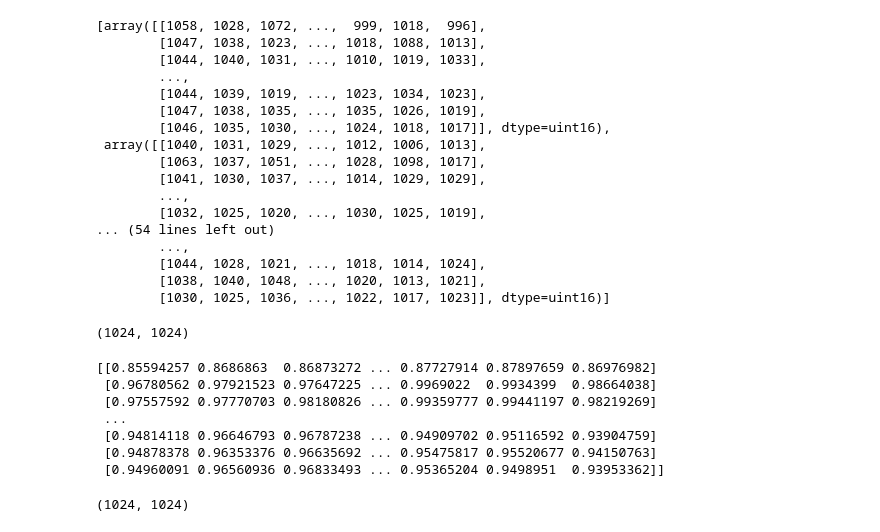
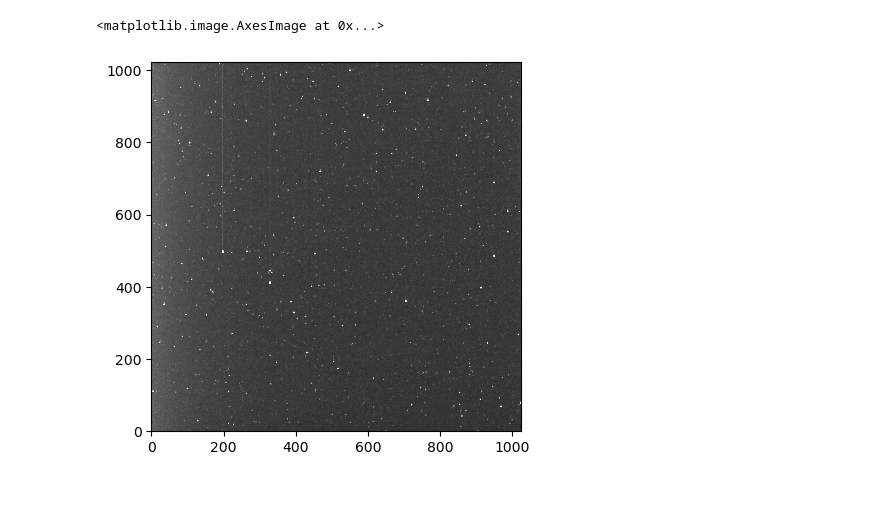
Before and after one commit to Zhengjingyi0823/AST443-Group5, a Jupyter notebook: AST443 Lab2.ipynb, the cells around one changed output. Drawn from its saved outputs; the diff is of its cells as text; code cells hidden in the pictures; blank space fills up the shorter version.

```diff
--- a/AST443 Lab2.ipynb
+++ b/AST443 Lab2.ipynb
@@ -19,29 +45,18 @@ for i in range(10):
     filename = f'{ownerpath}/Lab 2/Darks/HAT_P_16_VISIBLE_DARK_20S_.0000000{i}.DARK.FIT'
     dark_f = fits.getdata(filename)
     dark_frame.append(dark_f)
-# %%
-dark_frame
-# %% [output]
-[array([[1058, 1028, 1072, ...,  999, 1018,  996],
-        [1047, 1038, 1023, ..., 1018, 1088, 1013],
-        [1044, 1040, 1031, ..., 1010, 1019, 1033],
-        ...,
-        [1044, 1039, 1019, ..., 1023, 1034, 1023],
-        [1047, 1038, 1035, ..., 1035, 1026, 1019],
-        [1046, 1035, 1030, ..., 1024, 1018, 1017]], dtype=uint16),
- array([[1040, 1031, 1029, ..., 1012, 1006, 1013],
-        [1063, 1037, 1051, ..., 1028, 1098, 1017],
-        [1041, 1030, 1037, ..., 1014, 1029, 1029],
-        ...,
-        [1032, 1025, 1020, ..., 1030, 1025, 1019],
-... (54 lines left out)
-        ...,
-        [1044, 1028, 1021, ..., 1018, 1014, 1024],
-        [1038, 1040, 1048, ..., 1020, 1013, 1021],
-        [1030, 1025, 1036, ..., 1022, 1017, 1023]], dtype=uint16)]
 # %%
 master_dark_data = np.median(dark_frame, axis=0)
-# %%
-master_dark_data.shape
-# %% [output]
-(1024, 1024)
+# %%
+dark_frame_3 = []
+for i in range(5):
+    filename = f'{ownerpath}/Lab 1 CCD/Group 5 data lab1/Picture of Object/Andromena/Dark/Andromeda_Visible_Dark_3s_.0000000{i}.DARK.FIT'
+    dark_f3 = fits.getdata(filename)
+    dark_frame_3.append(dark_f3)
+# %%
+master_dark_data3 = np.median(dark_frame_3, axis=0)
+# %%
+plt.imshow(master_dark_data3, cmap='gray', vmax=np.mean(master_dark_data3)+(np.std(master_dark_data3)), origin='lower')
+# %% [output]
+<matplotlib.image.AxesImage at 0x...>
+[figure, added]
@@ -50,13 +79,3 @@ master_flat = fits.getdata(f'{ownerpath}/Lab 1 CCD/Group 5 data lab1/Photometry/
 
 #master_flat_n = (master_flat - master_dark_data)
 #master_flat_normalized = master_flat_n / np.median(master_flat_n)
-# %%
-print(master_flat)
-# %% [output]
-[[0.85594257 0.8686863  0.86873272 ... 0.87727914 0.87897659 0.86976982]
- [0.96780562 0.97921523 0.97647225 ... 0.9969022  0.9934399  0.98664038]
- [0.97557592 0.97770703 0.98180826 ... 0.99359777 0.99441197 0.98219269]
- ...
- [0.94814118 0.96646793 0.96787238 ... 0.94909702 0.95116592 0.93904759]
- [0.94878378 0.96353376 0.96635692 ... 0.95475817 0.95520677 0.94150763]
- [0.94960091 0.96560936 0.96833493 ... 0.95365204 0.9498951  0.93953362]]
@@ -77,7 +92,12 @@ for i in range(194):
     science_data = fits.getdata(filename)
     science_files.append(science_data)
 # %%
-science_data.shape
+calibrated_science_withflat = []
+for i in range(194):
+    science_corrected = (science_files[i] - master_dark_data)/master_flat_field
+    calibrated_science_withflat.append(science_corrected)
+
+    output_file_with = f'{ownerpath}/Lab 2/Calibrated Transient(withflat)/HAT_P_16_VISIBLE_LIGHT_20S_.{i}.fits'
+    hdu = fits.PrimaryHDU(science_corrected)
+    hdu.writeto(output_file_with, overwrite=True)
-# %% [output]
-(1024, 1024)
 # %%
```
Also changed, not shown: parts of 19 cells of this notebook.
